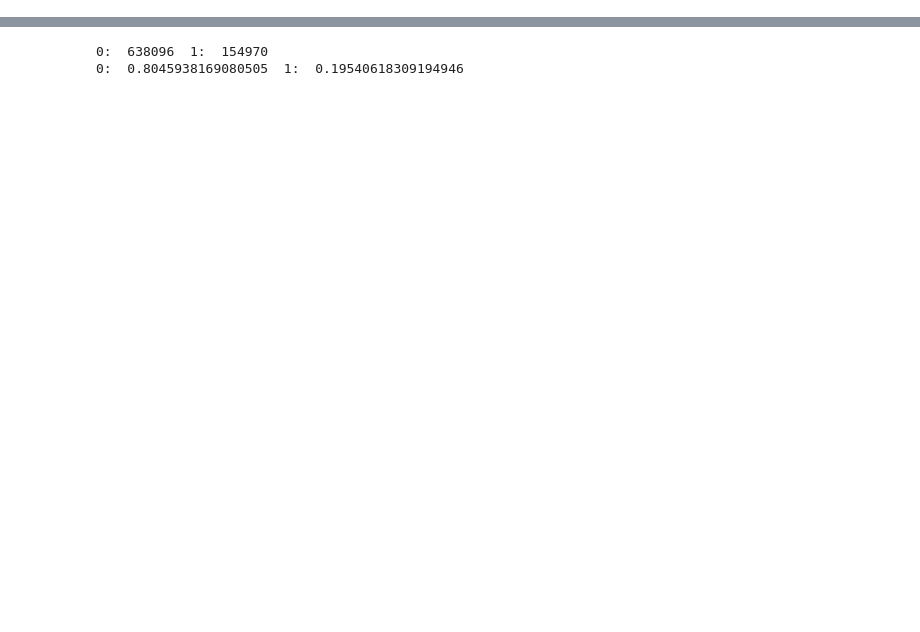
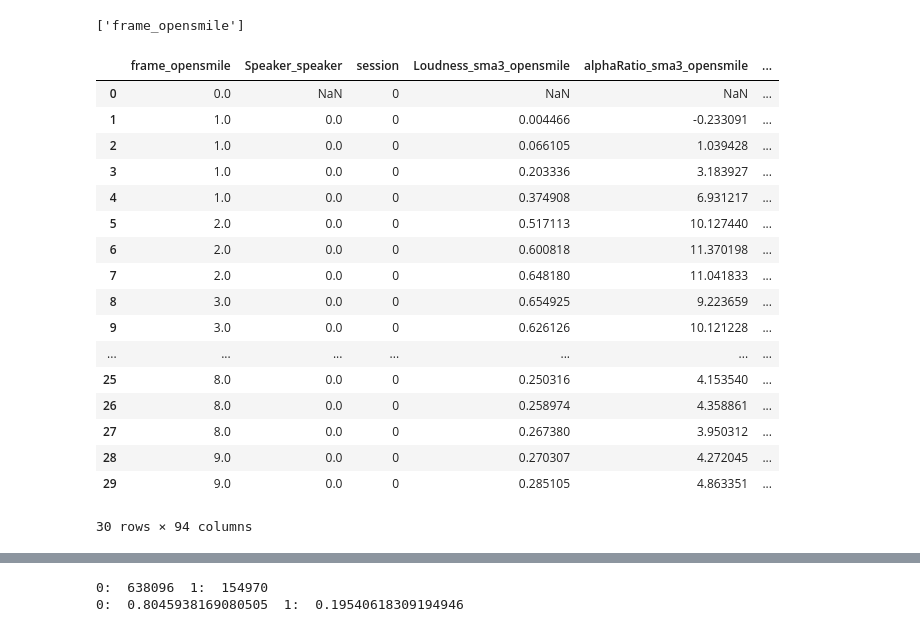
Before and after one commit to lwachowiak/HRI-Error-Detection-STAI, a Jupyter notebook: code/testing.ipynb, the cells around one changed output, grey strips where cells are left out. Saved outputs shown, nothing was run; the diff lists cells and outputs as text; code cells hidden in the pictures; blank space fills up the shorter version.

Commit message:
integration of speaker data

```diff
--- a/code/testing.ipynb
+++ b/code/testing.ipynb
@@ -25,0 +26,26 @@ Number of rows in merged dataframes: Train_X: 2528752 Train_Y: 2537748 Val_X: 79
+# %%
+# print all columns names with "frame" in it
+print([col for col in data_hri.val_X.columns if "frame" in col])
+# %% [output]
+['frame_opensmile']
+# %%
+data_hri.val_X[data_hri.val_X['session'] == 0].head(30)
+# %% [output]
+|  | frame_opensmile | Speaker_speaker | session | Loudness_sma3_opensmile | alphaRatio_sma3_opensmile | ... |
+| 0 | 0.0 | NaN | 0 | NaN | NaN | ... |
+| 1 | 1.0 | 0.0 | 0 | 0.004466 | -0.233091 | ... |
+| 2 | 1.0 | 0.0 | 0 | 0.066105 | 1.039428 | ... |
+| 3 | 1.0 | 0.0 | 0 | 0.203336 | 3.183927 | ... |
+| 4 | 1.0 | 0.0 | 0 | 0.374908 | 6.931217 | ... |
+| 5 | 2.0 | 0.0 | 0 | 0.517113 | 10.127440 | ... |
+| 6 | 2.0 | 0.0 | 0 | 0.600818 | 11.370198 | ... |
+| 7 | 2.0 | 0.0 | 0 | 0.648180 | 11.041833 | ... |
+| 8 | 3.0 | 0.0 | 0 | 0.654925 | 9.223659 | ... |
+| 9 | 3.0 | 0.0 | 0 | 0.626126 | 10.121228 | ... |
+| ... | ... | ... | ... | ... | ... | ... |
+| 25 | 8.0 | 0.0 | 0 | 0.250316 | 4.153540 | ... |
+| 26 | 8.0 | 0.0 | 0 | 0.258974 | 4.358861 | ... |
+| 27 | 8.0 | 0.0 | 0 | 0.267380 | 3.950312 | ... |
+| 28 | 9.0 | 0.0 | 0 | 0.270307 | 4.272045 | ... |
+| 29 | 9.0 | 0.0 | 0 | 0.285105 | 4.863351 | ... |
+30 rows × 94 columns
```
Also changed, not shown: parts of 14 cells of this notebook, 3 other files.
